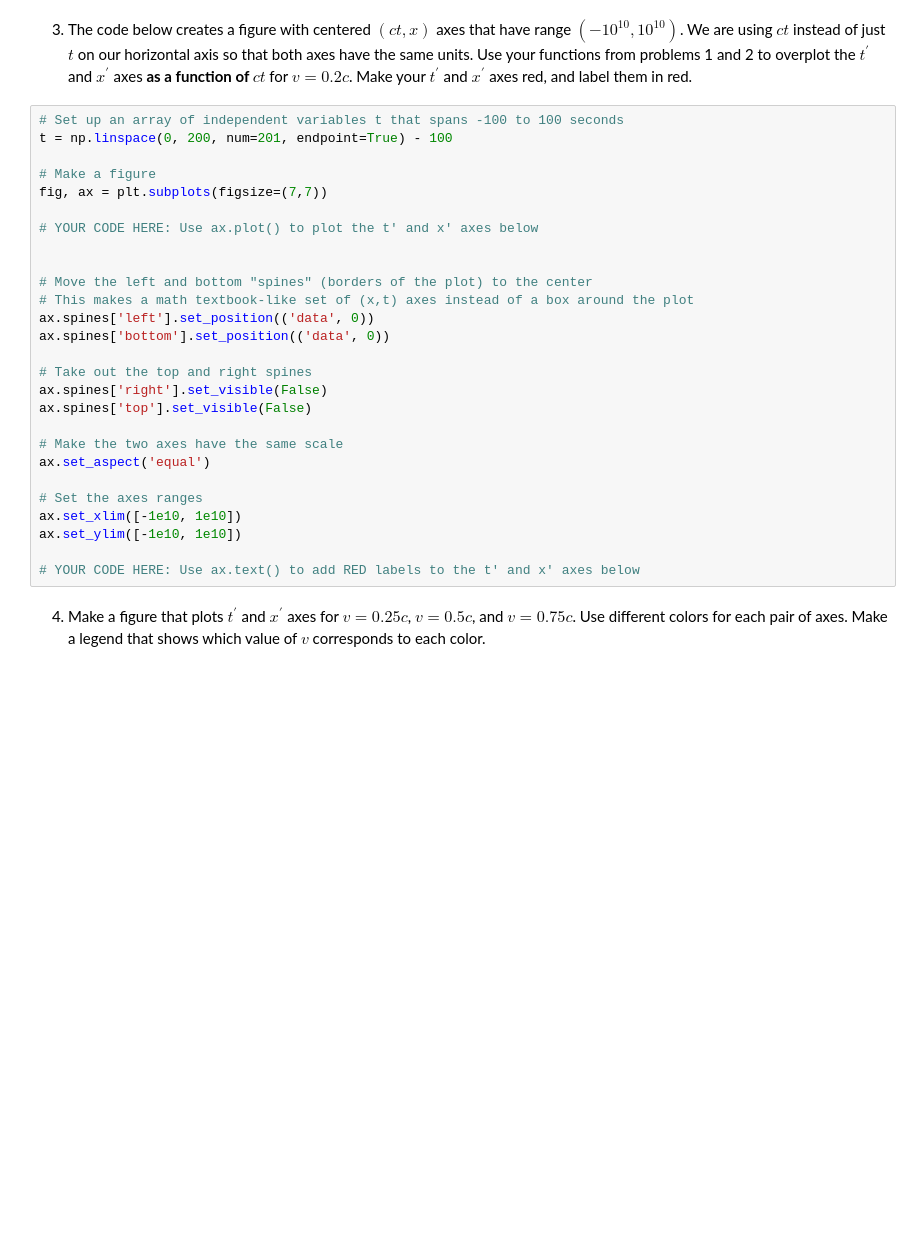
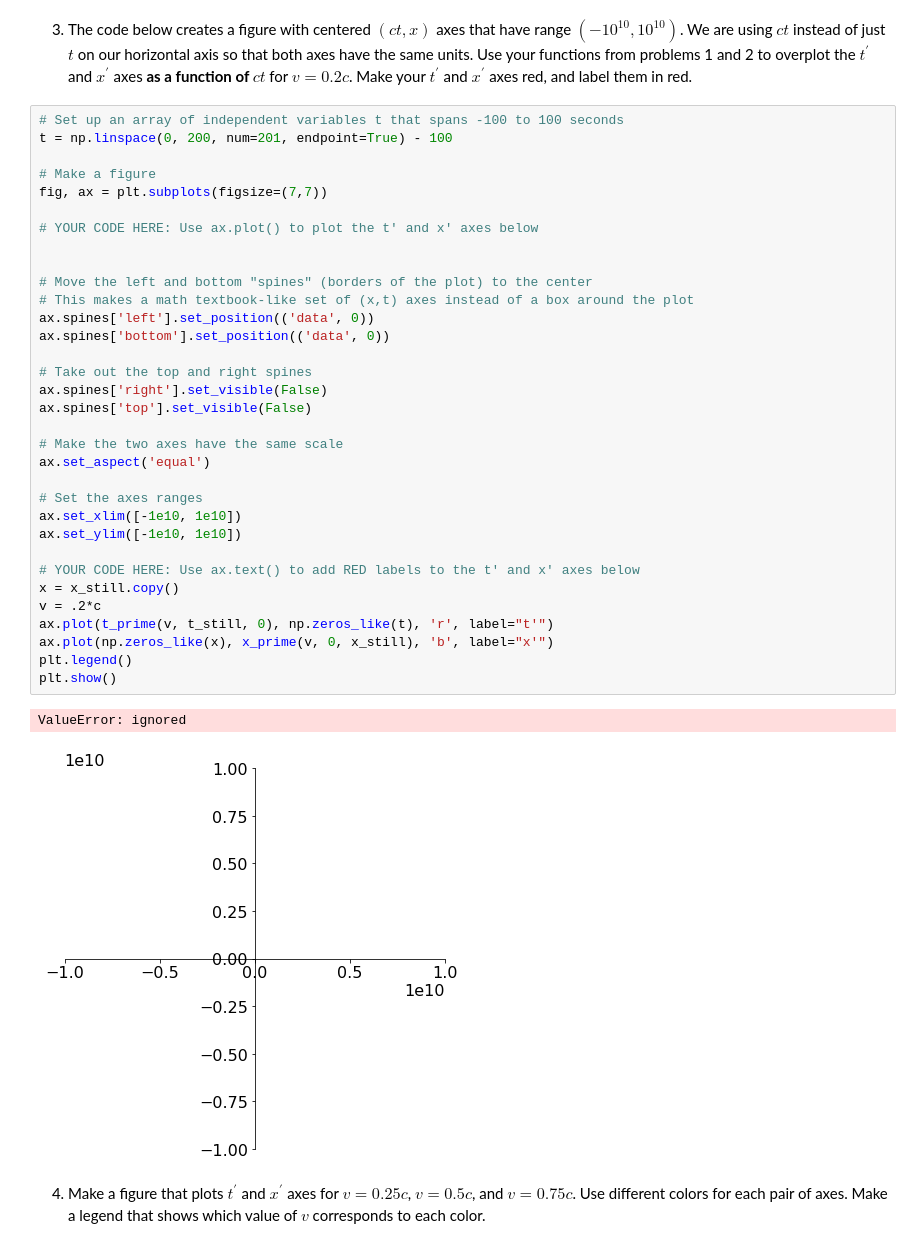
Before and after one commit to mitchrg/PHYS309-1, a Jupyter notebook: assignment2.ipynb, the cells around one changed output. Drawn from its saved outputs; the diff is of its cells as text; blank space fills up the shorter version.

```diff
--- a/assignment2.ipynb
+++ b/assignment2.ipynb
@@ -40,30 +57,39 @@ KeyboardInterrupt: ignored
 # %%
 # Set up an array of independent variables t that spans -100 to 100 seconds
 t = np.linspace(0, 200, num=201, endpoint=True) - 100
 
 # Make a figure
 fig, ax = plt.subplots(figsize=(7,7))
 
 # YOUR CODE HERE: Use ax.plot() to plot the t' and x' axes below
 
 
 # Move the left and bottom "spines" (borders of the plot) to the center
 # This makes a math textbook-like set of (x,t) axes instead of a box around the plot
 ax.spines['left'].set_position(('data', 0))
 ax.spines['bottom'].set_position(('data', 0))
 
 # Take out the top and right spines
 ax.spines['right'].set_visible(False)
 ax.spines['top'].set_visible(False)
 
 # Make the two axes have the same scale
 ax.set_aspect('equal')
 
 # Set the axes ranges
 ax.set_xlim([-1e10, 1e10])
 ax.set_ylim([-1e10, 1e10])
 
 # YOUR CODE HERE: Use ax.text() to add RED labels to the t' and x' axes below
+x = x_still.copy()
+v = .2*c
+ax.plot(t_prime(v, t_still, 0), np.zeros_like(t), 'r', label="t'")
+ax.plot(np.zeros_like(x), x_prime(v, 0, x_still), 'b', label="x'")
+plt.legend()
+plt.show()
+# %% [output]
+ValueError: ignored
+[figure, added]
 # %% [markdown]
 <ol start=4>
     <li>Make a figure that plots $t^{\prime}$ and $x^{\prime}$ axes for $v = 0.25c$, $v = 0.5c$, and $v = 0.75c$. Use different colors for each pair of axes. Make a legend that shows which value of $v$ corresponds to each color.</li>
```
Also changed, not shown: parts of 2 cells of this notebook.
